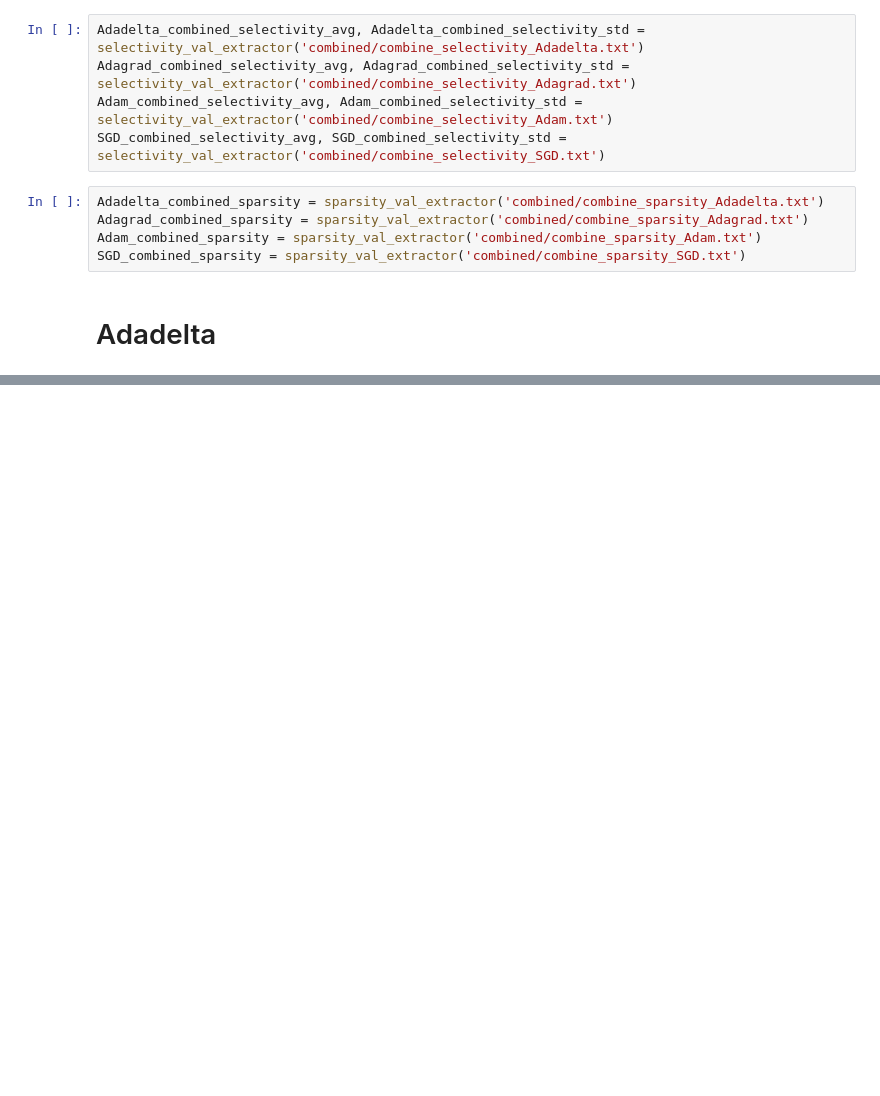
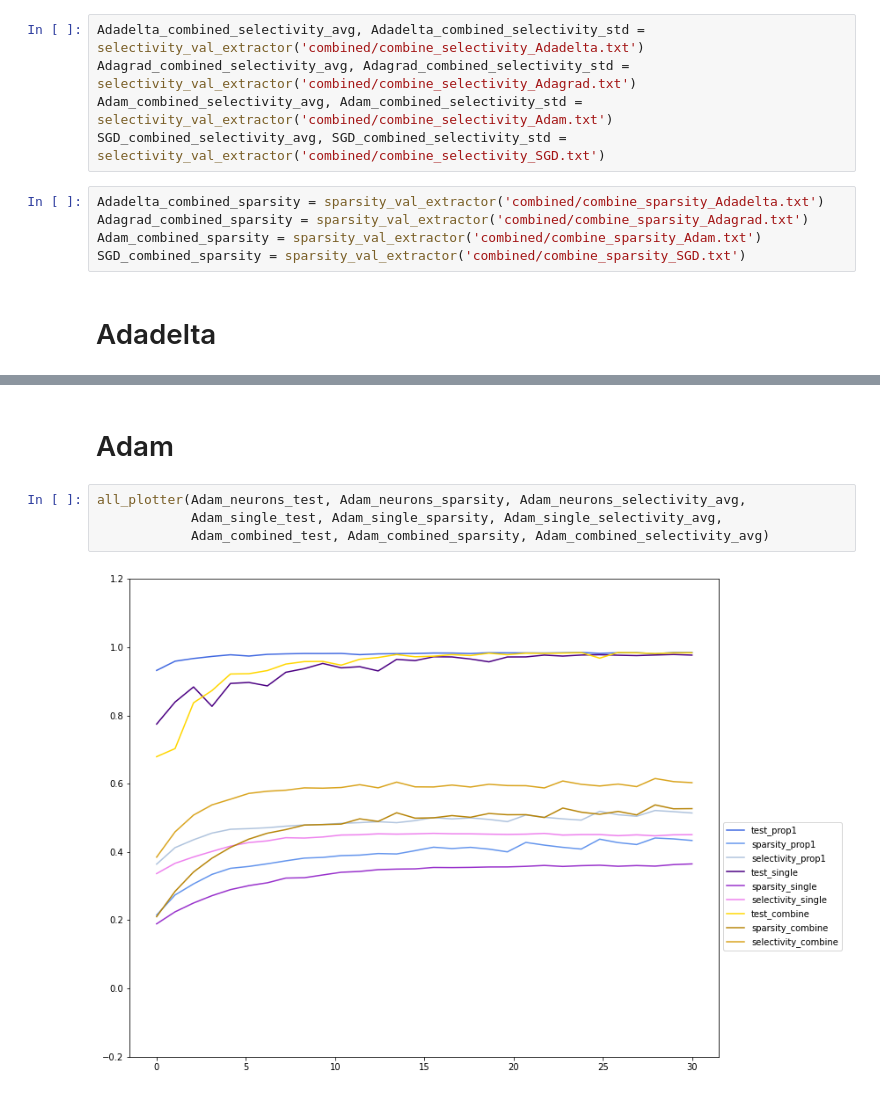
Before and after one commit to 7201krap/COMS30045_Individual-Project, a Jupyter notebook: FINAL/Graphs/combine/combine.ipynb, the cells around one changed output, grey strips where cells are left out. Drawn from its saved outputs; the diff is of its cells as text; blank space fills up the shorter version.

```diff
--- a/FINAL/Graphs/combine/combine.ipynb
+++ b/FINAL/Graphs/combine/combine.ipynb
@@ -121,0 +129,8 @@ ValueError: x and y must have same first dimension, but have shapes (30,) and (1
+# %% [markdown]
+# Adam
+# %%
+all_plotter(Adam_neurons_test, Adam_neurons_sparsity, Adam_neurons_selectivity_avg,
+            Adam_single_test, Adam_single_sparsity, Adam_single_selectivity_avg,
+            Adam_combined_test, Adam_combined_sparsity, Adam_combined_selectivity_avg)
+# %% [output]
+[figure, added]
```
Also changed, not shown: parts of 7 cells of this notebook, 25 other files.
